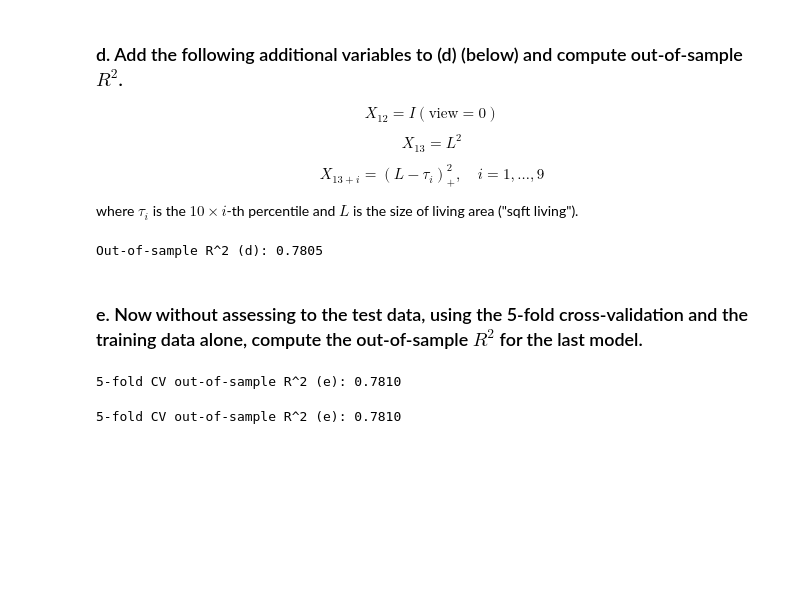
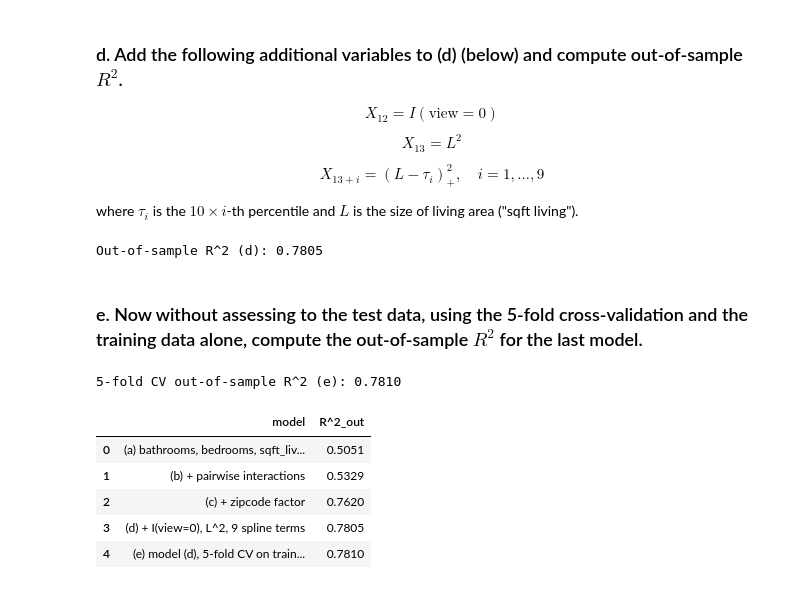
Before and after one commit to bmart231/ORF405, a Jupyter notebook: Homework1/Homework1.ipynb, the cells around one changed output. Saved outputs shown, nothing was run; the diff lists cells and outputs as text; code cells hidden in the pictures; blank space fills up the shorter version.

```diff
--- a/Homework1/Homework1.ipynb
+++ b/Homework1/Homework1.ipynb
@@ -355,46 +353,23 @@ r2_cv_e = 1 - sse_total / sst_total
 print(f"5-fold CV out-of-sample R^2 (e): {r2_cv_e:.4f}")
 # %% [output]
 5-fold CV out-of-sample R^2 (e): 0.7810
-# %%
-def build_design(sub_train, sub_val):
-    Xb_tr = poly_b.transform(sub_train[features_a])
-    Xb_va = poly_b.transform(sub_val[features_a])
-
-    ohe_cv = OneHotEncoder(handle_unknown='ignore', sparse_output=False)
-    zip_tr = ohe_cv.fit_transform(sub_train[['zipcode']])
-    zip_va = ohe_cv.transform(sub_val[['zipcode']])
-
-    L_tr, L_va = sub_train['sqft_living'], sub_val['sqft_living']
-    taus_cv = np.percentile(L_tr, [10 * i for i in range(1, 10)])
-
-    view_tr = (sub_train['view'] == 0).astype(int).to_numpy().reshape(-1, 1)
-    view_va = (sub_val['view'] == 0).astype(int).to_numpy().reshape(-1, 1)
-
-    L2_tr = (L_tr ** 2).to_numpy().reshape(-1, 1)
-    L2_va = (L_va ** 2).to_numpy().reshape(-1, 1)
-
-    spline_tr = np.column_stack([np.maximum(L_tr - t, 0) ** 2 for t in taus_cv])
-    spline_va = np.column_stack([np.maximum(L_va - t, 0) ** 2 for t in taus_cv])
-
-    X_tr = np.hstack([Xb_tr, zip_tr, view_tr, L2_tr, spline_tr])
-    X_va = np.hstack([Xb_va, zip_va, view_va, L2_va, spline_va])
-    return X_tr, X_va
-
-kf = KFold(n_splits=5, shuffle=True, random_state=1)
-sse_total, sst_total = 0.0, 0.0
-
-for tr_idx, va_idx in kf.split(train_data):
-    sub_train, sub_val = train_data.iloc[tr_idx], train_data.iloc[va_idx]
-    y_tr, y_va = sub_train['price'], sub_val['price']
-
-    X_tr, X_va = build_design(sub_train, sub_val)
-    model = make_pipeline(StandardScaler(), LinearRegression()).fit(X_tr, y_tr)
-    y_pred_va = model.predict(X_va)
-
-    sse_total += np.sum((y_va - y_pred_va) ** 2)
-    sst_total += np.sum((y_va - y_tr.mean()) ** 2)
-
-r2_cv_e = 1 - sse_total / sst_total
-print(f"5-fold CV out-of-sample R^2 (e): {r2_cv_e:.4f}")
-# %% [output]
-5-fold CV out-of-sample R^2 (e): 0.7810
+# %%
+summary_5 = pd.DataFrame({
+    "model": [
+        "(a) bathrooms, bedrooms, sqft_living, sqft_lot",
+        "(b) + pairwise interactions",
+        "(c) + zipcode factor",
+        "(d) + I(view=0), L^2, 9 spline terms",
+        "(e) model (d), 5-fold CV on training data alone",
+    ],
+    "R^2_out": [r2_oos_a, r2_oos_b, r2_oos_c, r2_oos_d, r2_cv_e],
+})
+summary_5["R^2_out"] = summary_5["R^2_out"].round(4)
+summary_5
+# %% [output]
+|  | model | R^2_out |
+| 0 | (a) bathrooms, bedrooms, sqft_liv... | 0.5051 |
+| 1 | (b) + pairwise interactions | 0.5329 |
+| 2 | (c) + zipcode factor | 0.7620 |
+| 3 | (d) + I(view=0), L^2, 9 spline terms | 0.7805 |
+| 4 | (e) model (d), 5-fold CV on train... | 0.7810 |
```
Also changed, not shown: parts of 7 cells of this notebook, 2 other files.
